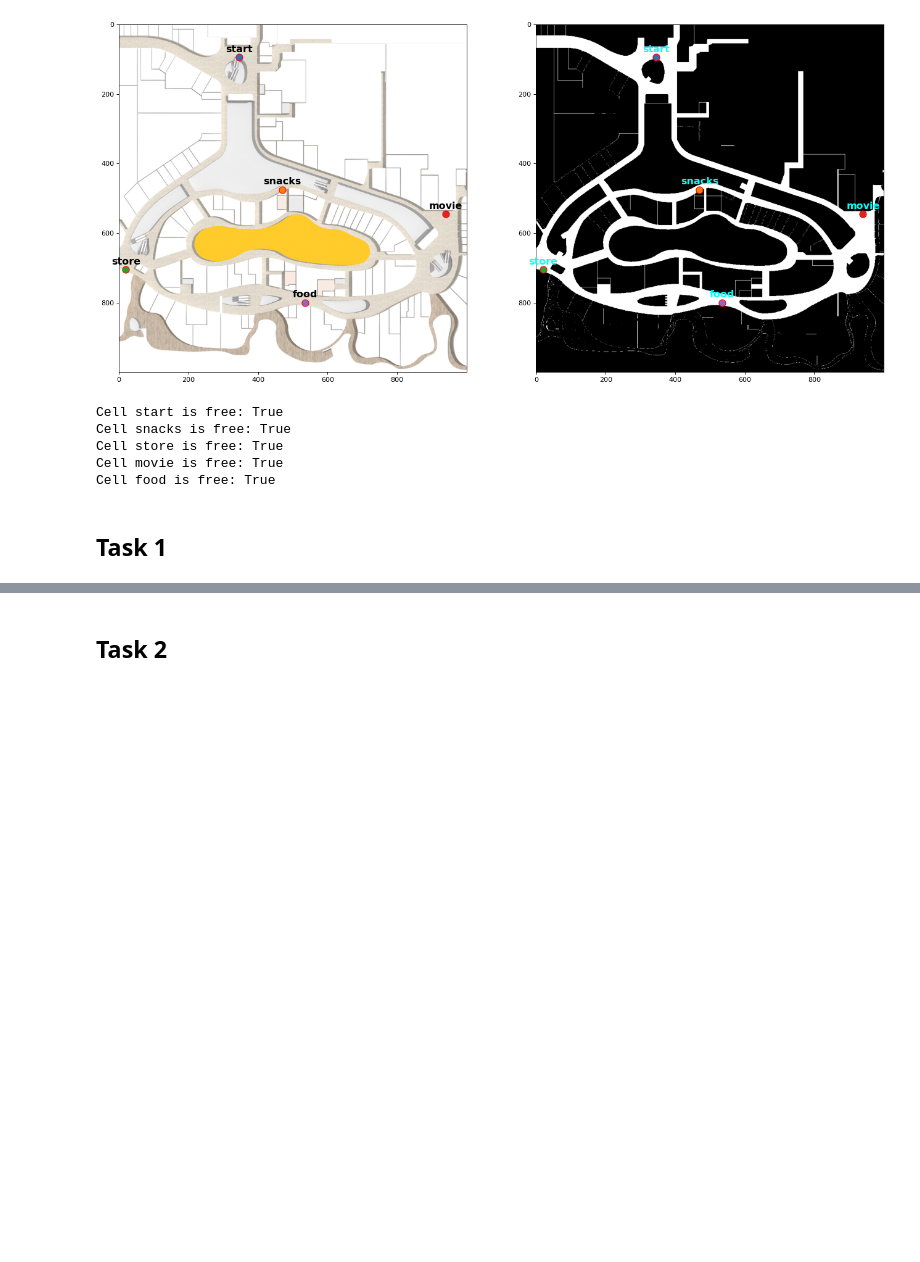
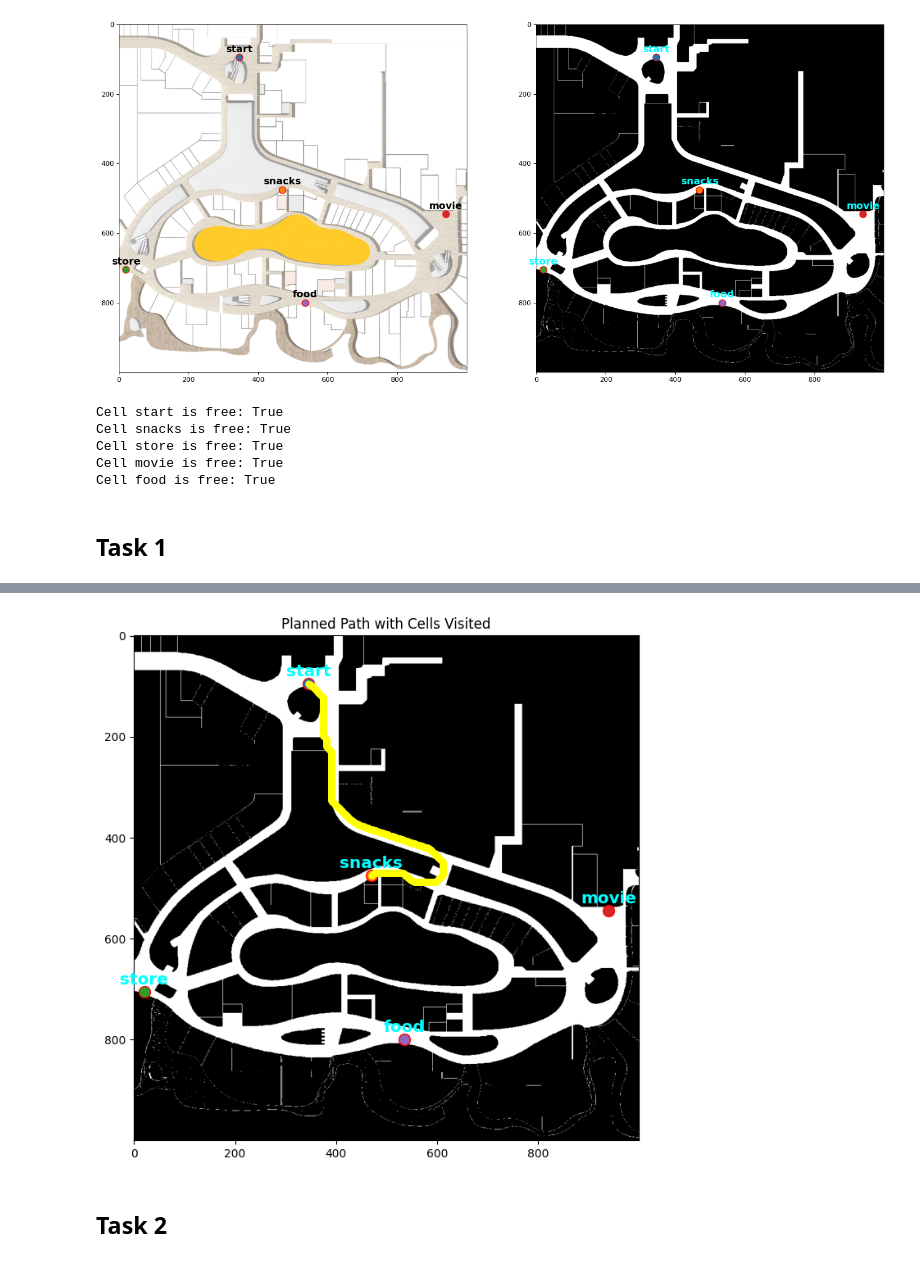
Before and after one commit to Chronobreakk/ME5413_Homework3_Planning, a Jupyter notebook: homework3.ipynb, the cells around one changed output, grey strips where cells are left out. Saved outputs shown, nothing was run; the diff lists cells and outputs as text; code cells hidden in the pictures; blank space fills up the shorter version.

```diff
--- a/homework3.ipynb
+++ b/homework3.ipynb
@@ -160,0 +162,84 @@ Number of nodes in the planned path: 658
+# %%
+def dijkstra(start, goal):
+    """
+    Dijkstra算法：寻找从起点到目标点的最短路径。
+
+    参数：
+    - start: 元组，起点的坐标 (x, y)
+    - goal: 元组，目标点的坐标 (x, y)
+
+    返回：
+    - 如果找到路径，返回路径和总距离；否则返回None和无穷大的距离
+    """
+    # 初始化open_set，包含起点
+    open_set = {start}
+    # 记录每个节点的父节点
+    came_from = {}
+    # 记录从起点到每个节点的实际代价
+    g_score = {start: 0}
+    # 记录访问的单元格数量
+    visited_cells = 0
+
+    while open_set:
+        # 选择g_score最小的节点作为当前节点
+        current = min(open_set, key=lambda x: g_score[x])
+        if current == goal:
+            # 如果当前节点是目标节点，则返回重构的路径和总代价
+            return reconstruct_path(came_from, goal), g_score[goal], visited_cells
+
+        # 从open_set中移除当前节点
+        open_set.remove(current)
+        # 遍历当前节点的所有邻居
+        for dx in [-1, 0, 1]:
+            for dy in [-1, 0, 1]:
+                if dx == 0 and dy == 0:
+                    continue
+
+                neighbor = (current[0] + dx, current[1] + dy)
+                # 检查邻居是否在地图范围内
+                if not (0 <= neighbor[0] < grid_map.shape[0] and 0 <= neighbor[1] < grid_map.shape[1]):
+                    continue
+
+                # 检查邻居是否为空闲
+                if grid_map[neighbor[0], neighbor[1]] != 255:
+                    continue
+
+                visited_cells += 1  # 增加访问的单元格数量
+
+                # 计算从当前节点到邻居节点的代价
+                if dx == 0 or dy == 0:
+                    cost = 0.2  # 水平或垂直移动的代价
+                else:
+                    cost = 0.282  # 对角线移动的代价
+
+                tentative_g_score = g_score[current] + cost
+                if neighbor not in g_score or tentative_g_score < g_score[neighbor]:
+                    # 更新邻居节点的代价和父节点
+                    came_from[neighbor] = current
+                    g_score[neighbor] = tentative_g_score
+                    if neighbor not in open_set:
+                        # 如果邻居节点不在open_set中，则添加进去
+                        open_set.add(neighbor)
+
+    # 如果没有找到路径，则返回空路径和无穷大的距离
+    return None, float('inf'), visited_cells
+
+# Finding path from start to store
+start_time = time.time()
+path, total_distance, visited_cells = dijkstra(tuple(locations['start']), tuple(locations['snacks']))
+end_time = time.time()
+#print("Planned Path:", path)
+print("Total Travelled Distance:", round(total_distance, 3), "m")
+print("Total Run Time:", end_time - start_time, "seconds")
+print("Number of cells visited by Dijkstra algorithm:", visited_cells)  # 打印访问的单元格数量
+#print("Number of nodes in the planned path:", len(path))
+# Visualize the planned path and cells visited
+plt.figure(figsize=(8, 8))
+plt.imshow(grid_map_img, cmap='gray')
+plot_locations(locations, color='cyan')
+if path:
+    path_x, path_y = zip(*path)
+    plt.plot(path_x, path_y, marker='o', color='yellow', markersize=5, linestyle='-')
+plt.title('Planned Path with Cells Visited')
+plt.show()
+# %% [output]
@@ -161,2 +249,3 @@ Number of nodes in the planned path: 658
+[figure, added]
 # %% [markdown]
 ## Task 2
```
Also changed, not shown: parts of 4 cells of this notebook.
